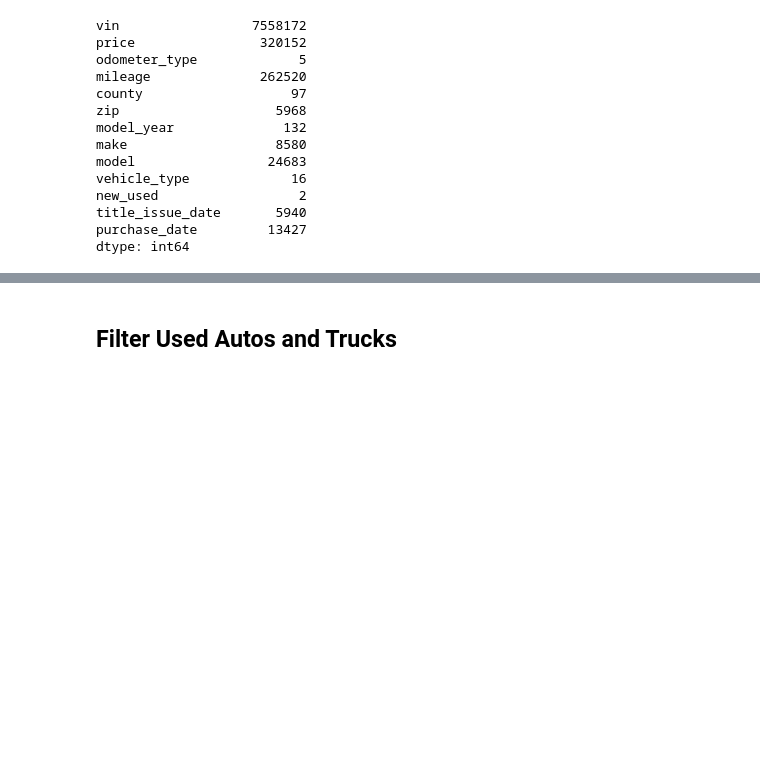
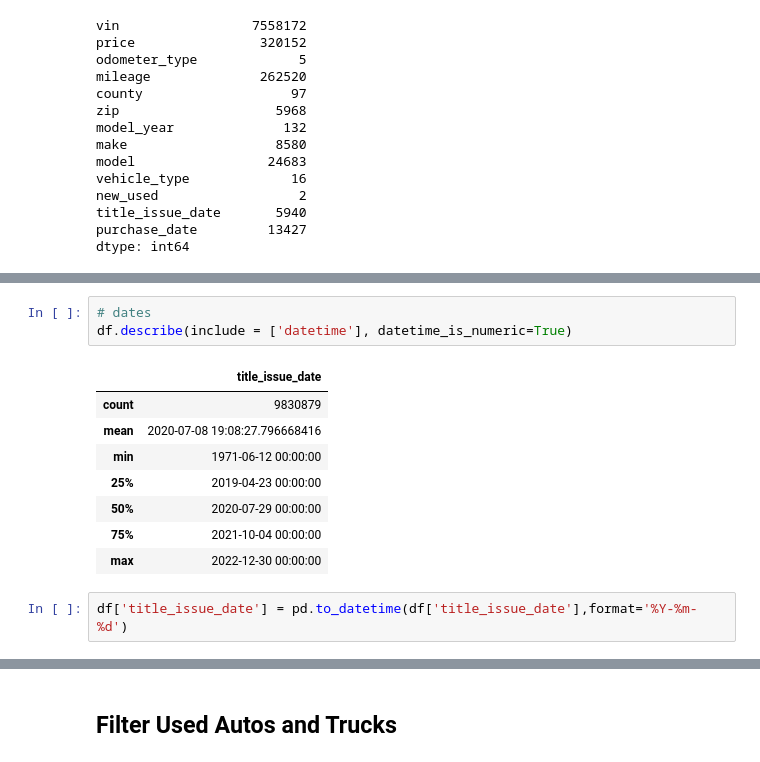
Before and after one commit to sheacon/used_car_pricing, a Jupyter notebook: 0_eda_tn_dmv.ipynb, the cells around one changed output, grey strips where cells are left out. Cells and saved outputs as stored; diff of their text form; blank space fills up the shorter version.

```diff
--- a/0_eda_tn_dmv.ipynb
+++ b/0_eda_tn_dmv.ipynb
@@ -135,0 +150,14 @@ df.sample(5).T
+# %%
+# dates
+df.describe(include = ['datetime'], datetime_is_numeric=True)
+# %% [output]
+|  | title_issue_date |
+| count | 9830879 |
+| mean | 2020-07-08 19:08:27.796668416 |
+| min | 1971-06-12 00:00:00 |
+| 25% | 2019-04-23 00:00:00 |
+| 50% | 2020-07-29 00:00:00 |
+| 75% | 2021-10-04 00:00:00 |
+| max | 2022-12-30 00:00:00 |
+# %%
+df['title_issue_date'] = pd.to_datetime(df['title_issue_date'],format='%Y-%m-%d')
```
Also changed, not shown: parts of 10 cells of this notebook.
